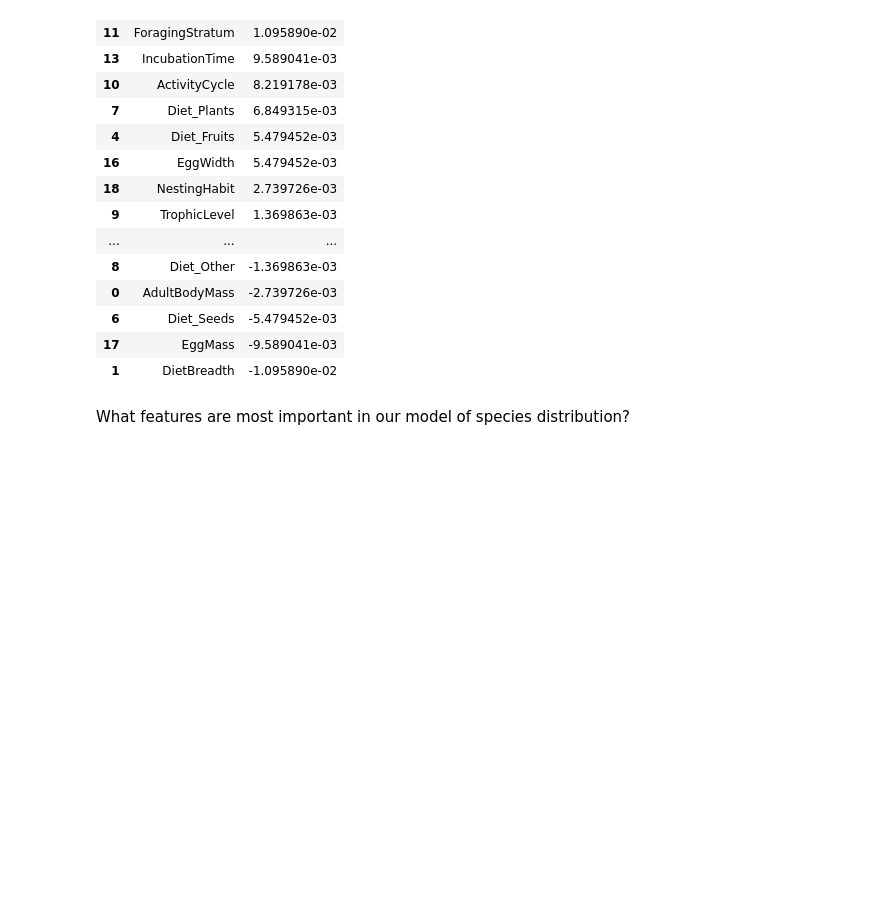
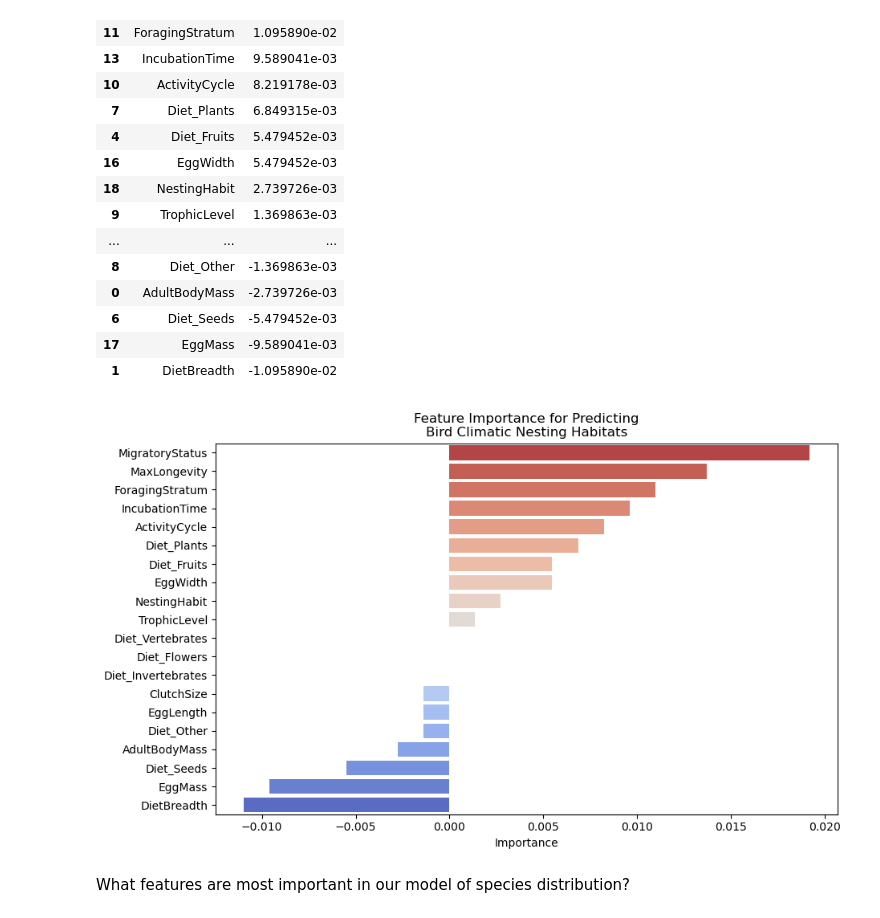
Before and after one commit to haylee360/EDS232-labs, a Jupyter notebook: Week5/lab5-birds.ipynb, the cells around one changed output. Cells and saved outputs as stored; diff of their text form; code cells hidden in the pictures; blank space fills up the shorter version.

Commit message:
Add graphs

```diff
--- a/Week5/lab5-birds.ipynb
+++ b/Week5/lab5-birds.ipynb
@@ -36,12 +36,12 @@ Then select only that list of 21 key variables. **Print the head of your datafra
 # %%
 # Read in csv
 
-# birds = pd.read_csv('BirdTraitData.csv', encoding='unicode_escape', na_values=-999)
+birds = pd.read_csv('BirdTraitData.csv', encoding='ISO-8859-1', na_values=-999)
 # os.path.exists('courses', 'EDS232', 'Data', 'BirdTraitData.csv')
 # %%
 # Read in data
 # birds = pd.read_csv('/courses/EDS232/Data/BirdTraitData.csv', encoding='ISO-8859-1', na_values=-999)
-birds = pd.read_csv('BirdTraitDataNEW.csv', encoding='ISO-8859-1', na_values=-999)
+# birds = pd.read_csv('BirdTraitDataNEW.csv', encoding='ISO-8859-1', na_values=-999)
 # %%
 birds.columns
 # %% [output]
@@ -369,6 +383,20 @@ imp_df.sort_values(by='Importance', ascending=False)
 | 6 | Diet_Seeds | -5.479452e-03 |
 | 17 | EggMass | -9.589041e-03 |
 | 1 | DietBreadth | -1.095890e-02 |
+# %%
+# Create the bar plot
+plt.figure(figsize=(10, 6))
+sns.barplot(x='Importance', y='Feature', data=imp_df, palette='coolwarm_r', hue='Feature', legend=False)
+
+# Add labels and title
+plt.xlabel('Importance')
+plt.ylabel('')
+plt.title('Feature Importance for Predicting\nBird Climatic Nesting Habitats')
+
+# Show the plot
+plt.show()
+# %% [output]
+[figure, added]
 # %% [markdown]
 What features are most important in our model of species distribution?
 # %% [markdown]
```
Also changed, not shown: parts of 2 cells of this notebook, 1 other file.
